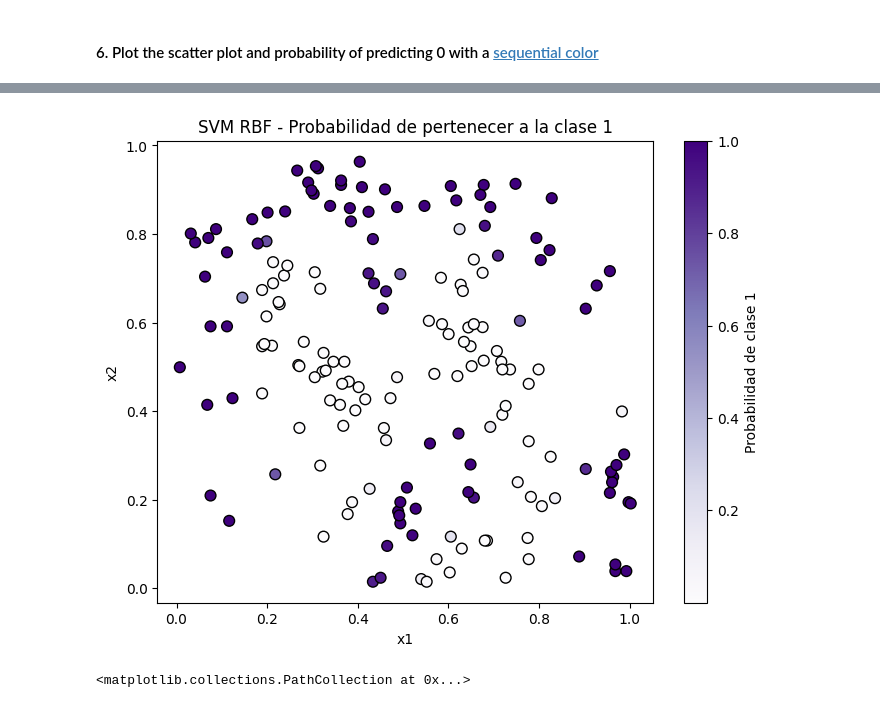
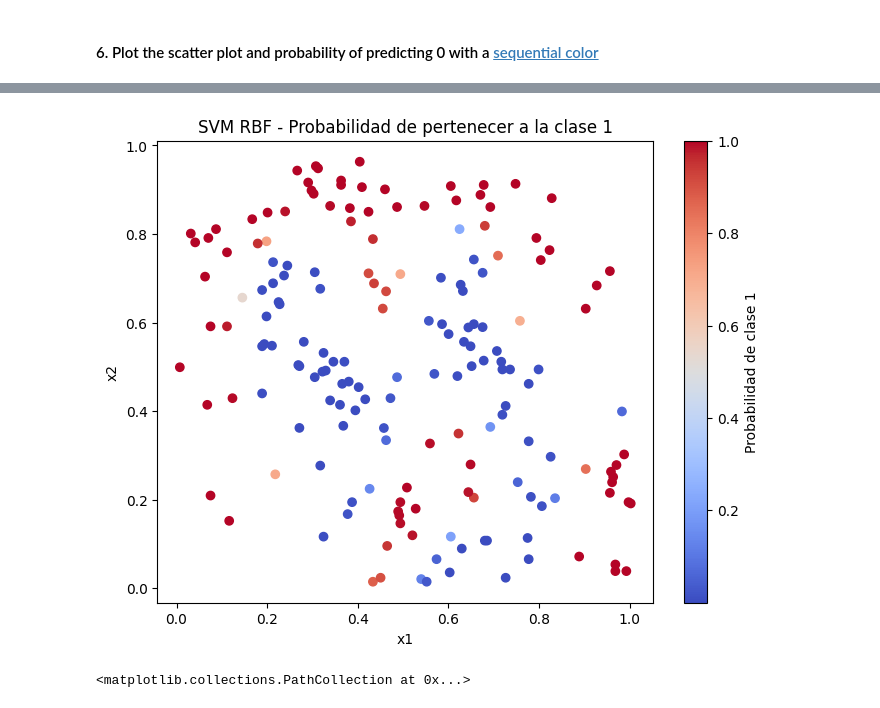
Before and after one commit to PablodaCunha/2603_ds_ft_thebridge, a Jupyter notebook: 3-Machine Learning/1-Supervisado/3-RegorClass/8-SVM/ejercicios/Ejercicios_SVM - enunciado.ipynb, the cells around one changed output, grey strips where cells are left out. Drawn from its saved outputs; the diff is of its cells as text; code cells hidden in the pictures.

```diff
--- a/3-Machine Learning/1-Supervisado/3-RegorClass/8-SVM/ejercicios/Ejercicios_SVM - enunciado.ipynb
+++ b/3-Machine Learning/1-Supervisado/3-RegorClass/8-SVM/ejercicios/Ejercicios_SVM - enunciado.ipynb
@@ -464,18 +461,18 @@ Probabilidades de ser clase 0: [6.37350196e-06 6.66747144e-02 3.00000090e-14 9.9
 # %%
 # haz un scatter para los puntos y pon el color según la probabilidad de ser 1
 
 prob_clase_1 = y_pred_proba[:, 1]
 
 plt.figure(figsize=(8, 6))
 scatter = plt.scatter(X_test_scaled[:, 0], X_test_scaled[:, 1],
-                      c=prob_clase_1, cmap='Purples', s=60, edgecolors='k')
+                      c=prob_clase_1, cmap='coolwarm')
 plt.colorbar(scatter, label='Probabilidad de clase 1')
 plt.xlabel('x1')
 plt.ylabel('x2')
 plt.title('SVM RBF - Probabilidad de pertenecer a la clase 1')
 plt.show()
 # %% [output]
-[figure, old version]
+[figure, new version]
 # %%
 svc_5 = SVC(C=1, gamma=10, probability=True)
 svc_5.fit(X, y)
```
Also changed, not shown: parts of 14 cells of this notebook, 2 other files.
